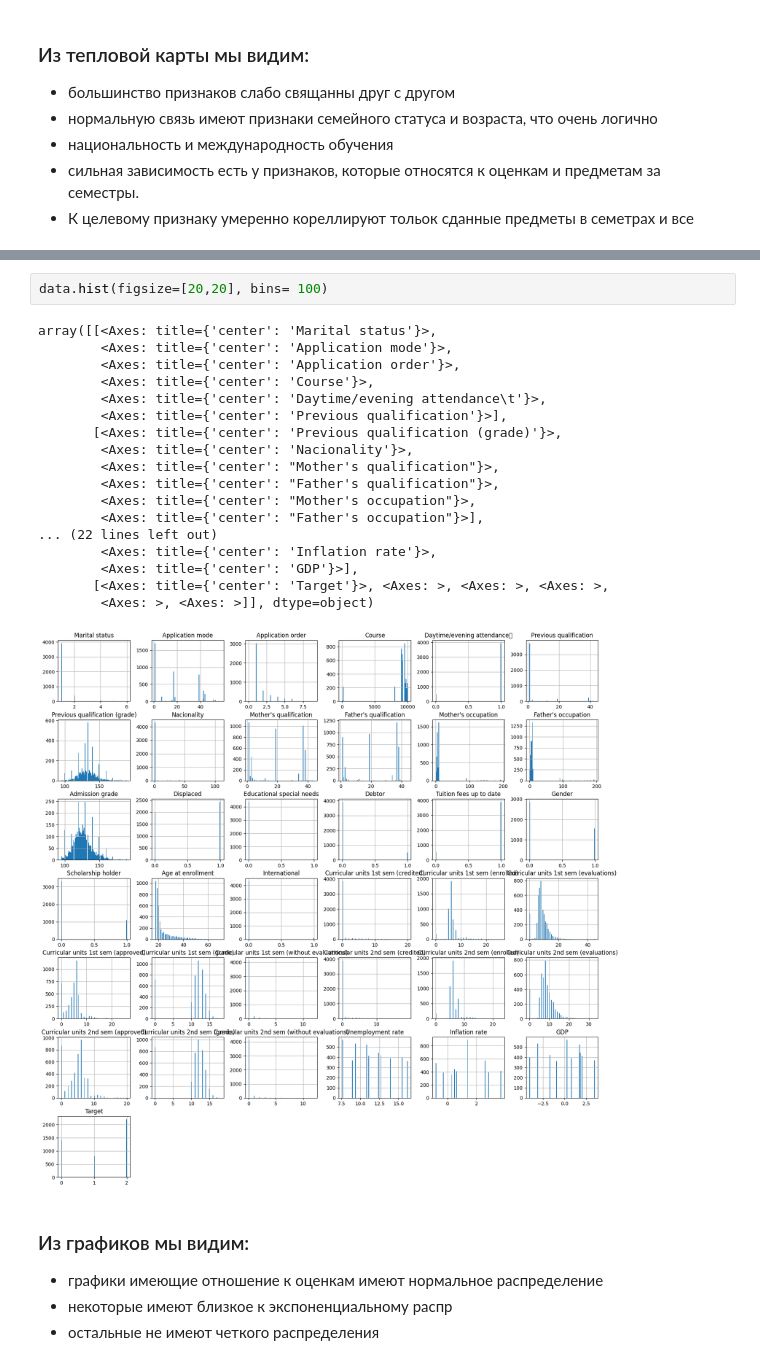
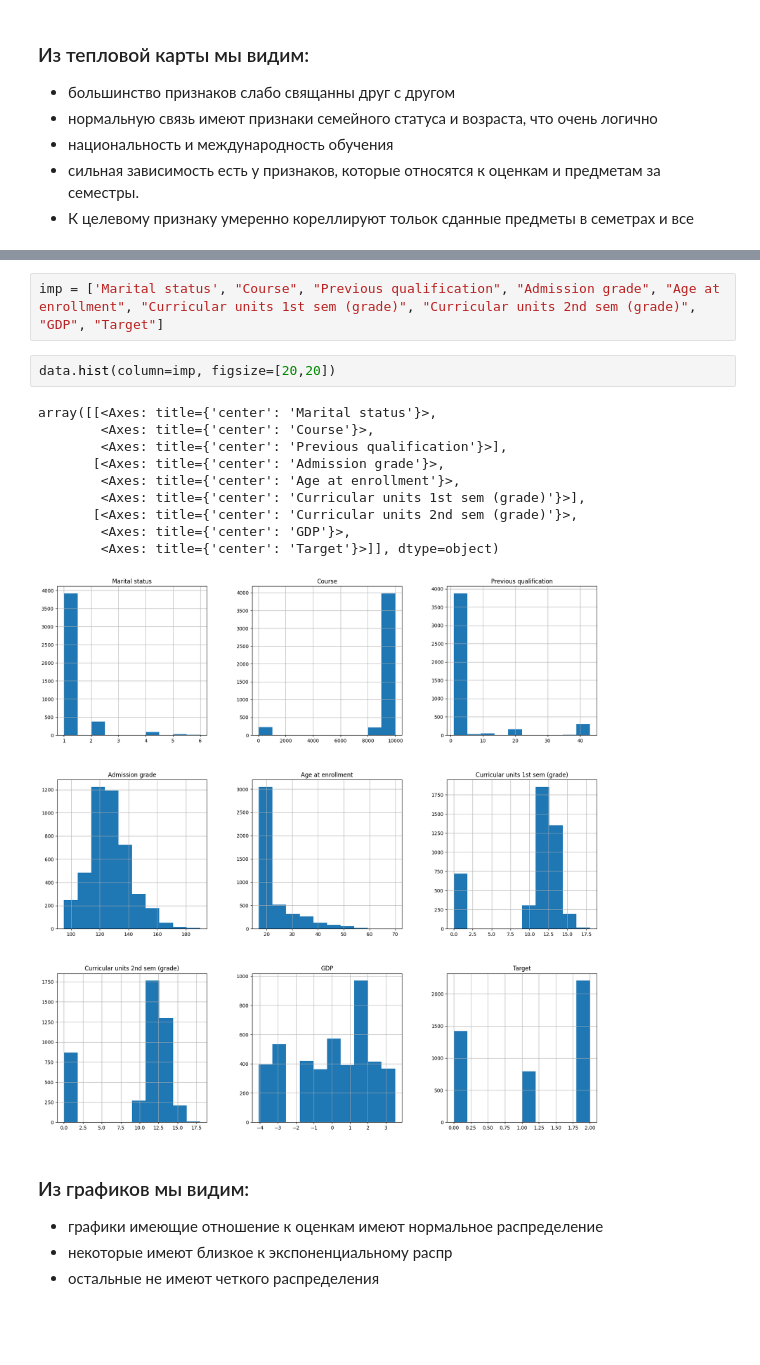
Before and after one commit to terracodum/ML_labs, a Jupyter notebook: lab1/lab1_class.ipynb, the cells around one changed output, grey strips where cells are left out. Cells and saved outputs as stored; diff of their text form; blank space fills up the shorter version.

```diff
--- a/lab1/lab1_class.ipynb
+++ b/lab1/lab1_class.ipynb
@@ -493,24 +537,18 @@ plt.show()
+# %%
+imp = ['Marital status', "Course", "Previous qualification", "Admission grade", "Age at enrollment", "Curricular units 1st sem (grade)", "Curricular units 2nd sem (grade)", "GDP", "Target"]
 # %%
-data.hist(figsize=[20,20], bins= 100)
+data.hist(column=imp, figsize=[20,20])
 # %% [output]
 array([[<Axes: title={'center': 'Marital status'}>,
-        <Axes: title={'center': 'Application mode'}>,
-        <Axes: title={'center': 'Application order'}>,
         <Axes: title={'center': 'Course'}>,
-        <Axes: title={'center': 'Daytime/evening attendance\t'}>,
         <Axes: title={'center': 'Previous qualification'}>],
-       [<Axes: title={'center': 'Previous qualification (grade)'}>,
-        <Axes: title={'center': 'Nacionality'}>,
-        <Axes: title={'center': "Mother's qualification"}>,
-        <Axes: title={'center': "Father's qualification"}>,
-        <Axes: title={'center': "Mother's occupation"}>,
-        <Axes: title={'center': "Father's occupation"}>],
-... (22 lines left out)
-        <Axes: title={'center': 'Inflation rate'}>,
-        <Axes: title={'center': 'GDP'}>],
-       [<Axes: title={'center': 'Target'}>, <Axes: >, <Axes: >, <Axes: >,
-        <Axes: >, <Axes: >]], dtype=object)
+       [<Axes: title={'center': 'Admission grade'}>,
+        <Axes: title={'center': 'Age at enrollment'}>,
+        <Axes: title={'center': 'Curricular units 1st sem (grade)'}>],
+       [<Axes: title={'center': 'Curricular units 2nd sem (grade)'}>,
+        <Axes: title={'center': 'GDP'}>,
+        <Axes: title={'center': 'Target'}>]], dtype=object)
-[figure, old version]
+[figure, new version]
 # %% [markdown]
 ### Из графиков мы видим:
 - графики имеющие отношение к оценкам имеют нормальное распределение
```
Also changed, not shown: parts of 12 cells of this notebook, 1 other file.
